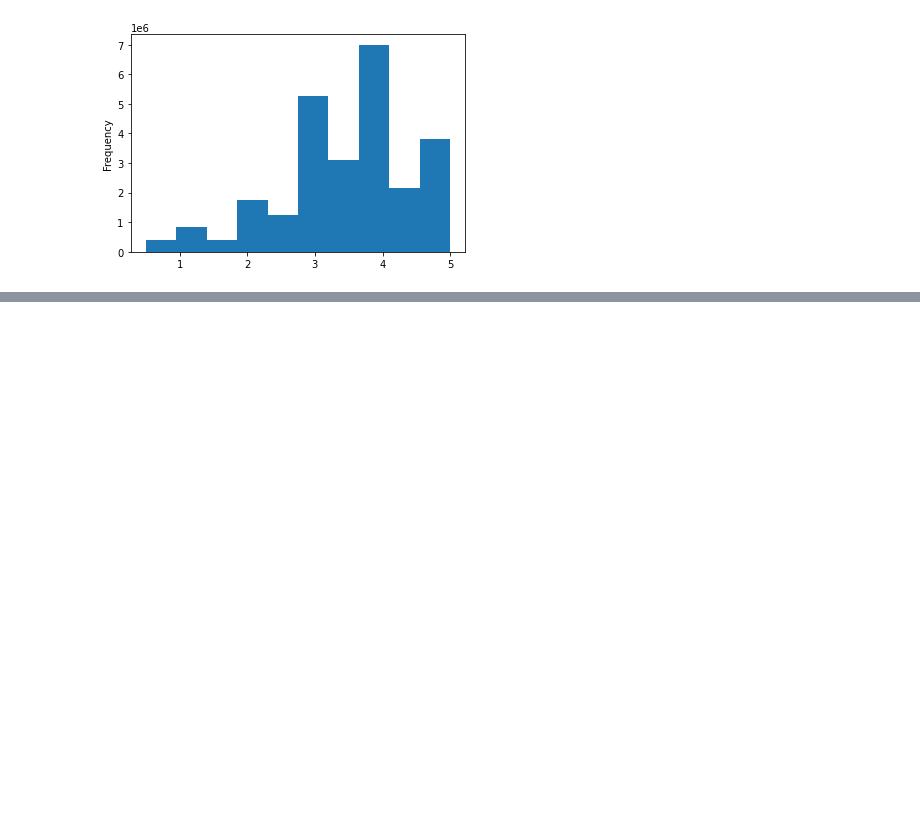
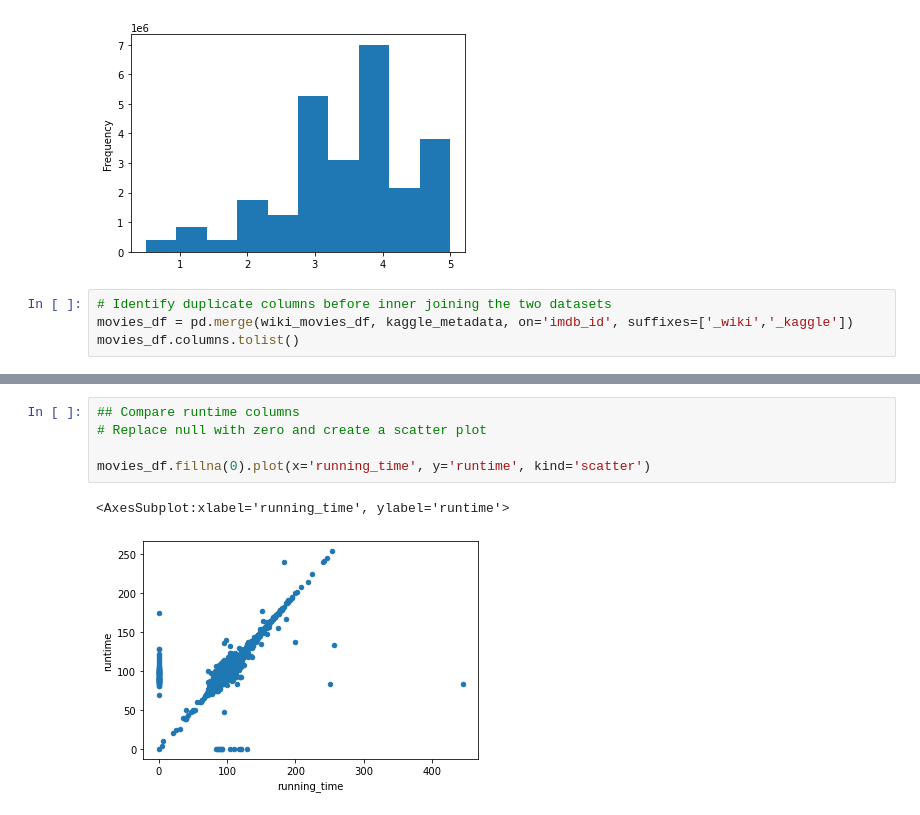
Before and after one commit to Punithakrishnan/Movies-ETL, a Jupyter notebook: MovieETL.ipynb, the cells around one changed output, grey strips where cells are left out. Drawn from its saved outputs; the diff is of its cells as text; blank space fills up the shorter version.

Commit message:
kaggle

```diff
--- a/MovieETL.ipynb
+++ b/MovieETL.ipynb
@@ -911,3 +911,7 @@ min                     0.50
 max                     5.00
 Name: rating, dtype: float64
 [figure]
+# %%
+# Identify duplicate columns before inner joining the two datasets
+movies_df = pd.merge(wiki_movies_df, kaggle_metadata, on='imdb_id', suffixes=['_wiki','_kaggle'])
+movies_df.columns.tolist()
@@ -913,0 +987,8 @@ Name: rating, dtype: float64
+# %%
+## Compare runtime columns
+# Replace null with zero and create a scatter plot
+
+movies_df.fillna(0).plot(x='running_time', y='runtime', kind='scatter')
+# %% [output]
+<AxesSubplot:xlabel='running_time', ylabel='runtime'>
+[figure, added]
```
Also changed, not shown: parts of 24 cells of this notebook.
